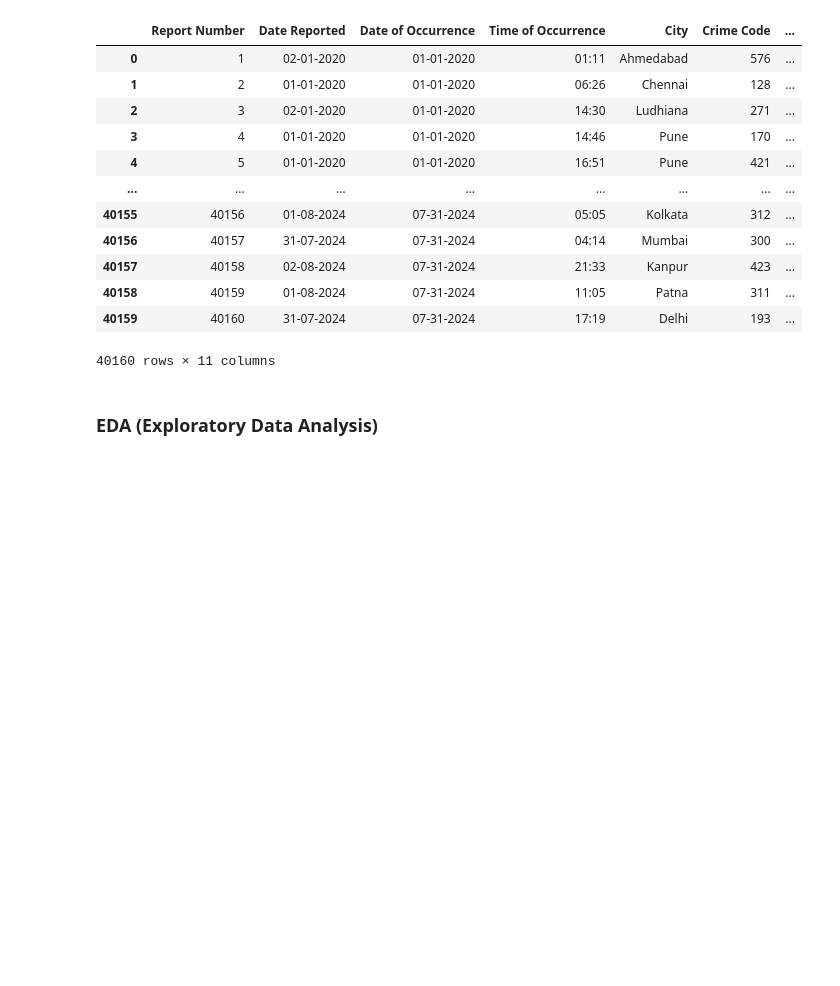
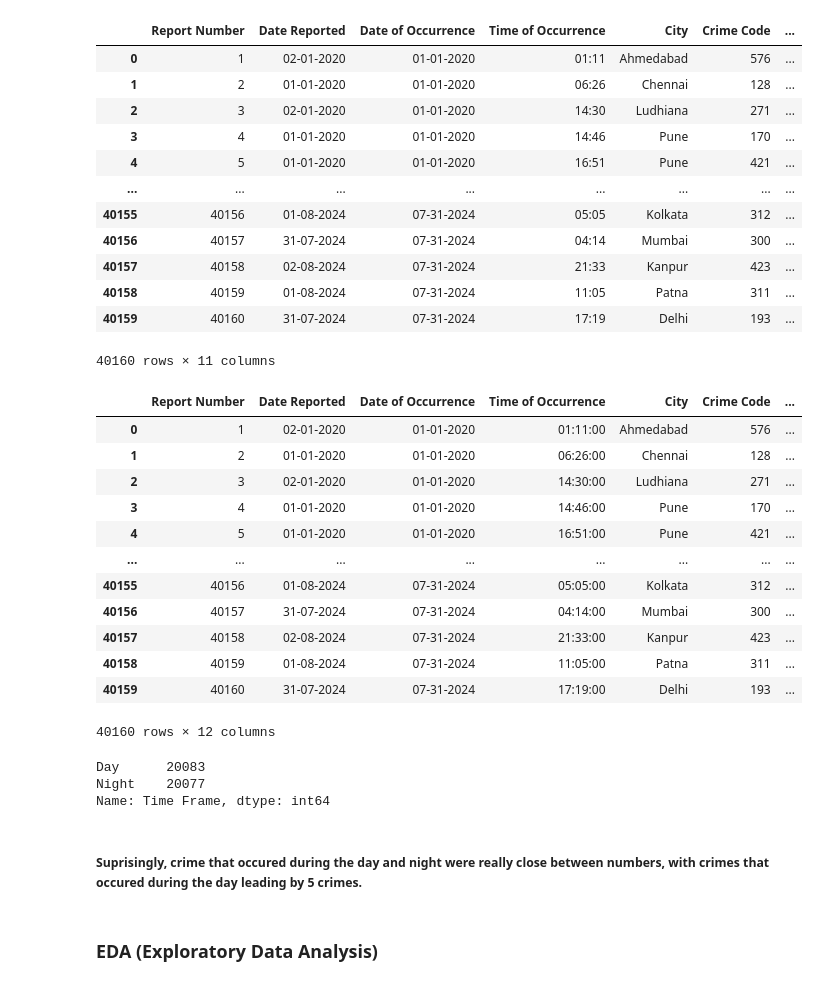
Before and after one commit to aadhyanav/india_crimes_analysis_2023, a Jupyter notebook: india_crimes.ipynb, the cells around one changed output. Saved outputs shown, nothing was run; the diff lists cells and outputs as text; code cells hidden in the pictures; blank space fills up the shorter version.

Commit message:
update eda with time analysis

```diff
--- a/india_crimes.ipynb
+++ b/india_crimes.ipynb
@@ -63,6 +65,43 @@ data
 | 40158 | 40159 | 01-08-2024 | 07-31-2024 | 11:05 | Patna | 311 | ... |
 | 40159 | 40160 | 31-07-2024 | 07-31-2024 | 17:19 | Delhi | 193 | ... |
 40160 rows × 11 columns
+# %%
+#Convert String column to datetime object
+data['Time of Occurrence'] = pd.to_datetime(data['Time of Occurrence'], format='%H:%M').dt.time
+# %%
+#Helps identify if time falls within day or night
+#6 AM to 6PM classified as day, 6PM to 6AM classified as night
+def classify_time(time):
+    if time >= pd.to_datetime("06:00").time() and time < pd.to_datetime("18:00").time():
+        return "Day"
+    else:
+        return "Night"
+
+data['Time Frame'] = data['Time of Occurrence'].apply(classify_time) #apply function
+data
+# %% [output]
+|  | Report Number | Date Reported | Date of Occurrence | Time of Occurrence | City | Crime Code | ... |
+| 0 | 1 | 02-01-2020 | 01-01-2020 | 01:11:00 | Ahmedabad | 576 | ... |
+| 1 | 2 | 01-01-2020 | 01-01-2020 | 06:26:00 | Chennai | 128 | ... |
+| 2 | 3 | 02-01-2020 | 01-01-2020 | 14:30:00 | Ludhiana | 271 | ... |
+| 3 | 4 | 01-01-2020 | 01-01-2020 | 14:46:00 | Pune | 170 | ... |
+| 4 | 5 | 01-01-2020 | 01-01-2020 | 16:51:00 | Pune | 421 | ... |
+| ... | ... | ... | ... | ... | ... | ... | ... |
+| 40155 | 40156 | 01-08-2024 | 07-31-2024 | 05:05:00 | Kolkata | 312 | ... |
+| 40156 | 40157 | 31-07-2024 | 07-31-2024 | 04:14:00 | Mumbai | 300 | ... |
+| 40157 | 40158 | 02-08-2024 | 07-31-2024 | 21:33:00 | Kanpur | 423 | ... |
+| 40158 | 40159 | 01-08-2024 | 07-31-2024 | 11:05:00 | Patna | 311 | ... |
+| 40159 | 40160 | 31-07-2024 | 07-31-2024 | 17:19:00 | Delhi | 193 | ... |
+40160 rows × 12 columns
+# %%
+day_night_counts = data['Time Frame'].value_counts()
+day_night_counts
+# %% [output]
+Day      20083
+Night    20077
+Name: Time Frame, dtype: int64
+# %% [markdown]
+##### Suprisingly, crime that occured during the day and night were really close between numbers, with crimes that occured during the day leading by 5 crimes.
 # %% [markdown]
 ### EDA (Exploratory Data Analysis)
 # %%
```
Also changed, not shown: parts of 3 cells of this notebook.
